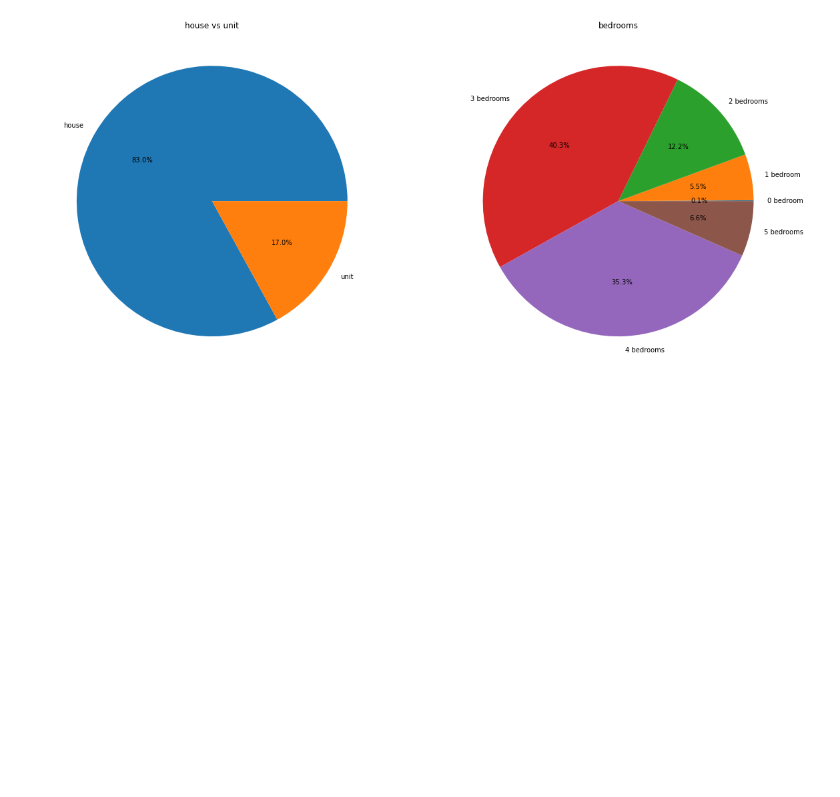
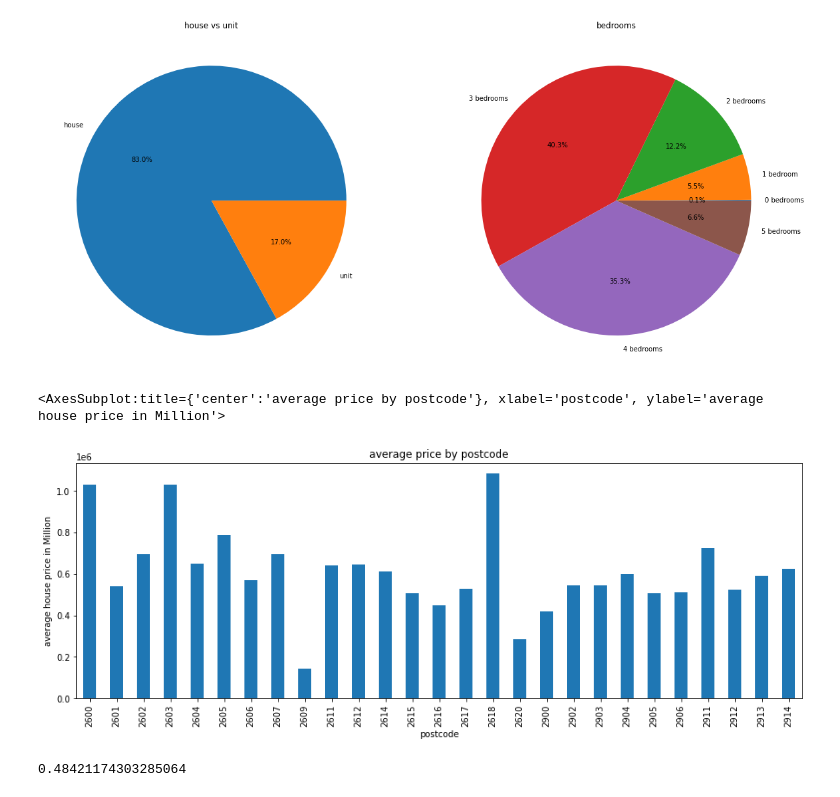
Before and after one commit to zyrwex/house_property_sale_analysis, a Jupyter notebook: main.ipynb, the cells around one changed output. Saved outputs shown, nothing was run; the diff lists cells and outputs as text; code cells hidden in the pictures; blank space fills up the shorter version.

```diff
--- a/main.ipynb
+++ b/main.ipynb
@@ -91,4 +105,15 @@ axes[1].set_title('bedrooms')
 Text(0.5, 1.0, 'bedrooms')
 [figure]
 # %%
-# price difference by postcode
+# average price by postcode
+data = df.groupby('postcode')['price'].mean().round(2) # using round so we don't get a scientific notation
+fig = plt.figure(figsize=(15, 5))
+data.plot.bar(title='average price by postcode', ylabel='average house price in Million')
+# %% [output]
+<AxesSubplot:title={'center':'average price by postcode'}, xlabel='postcode', ylabel='average house price in Million'>
+[figure, added]
+# %%
+# correlation
+df['price'].corr(df['bedrooms'])
+# %% [output]
+0.48421174303285064
```
Also changed, not shown: parts of 12 cells of this notebook.
